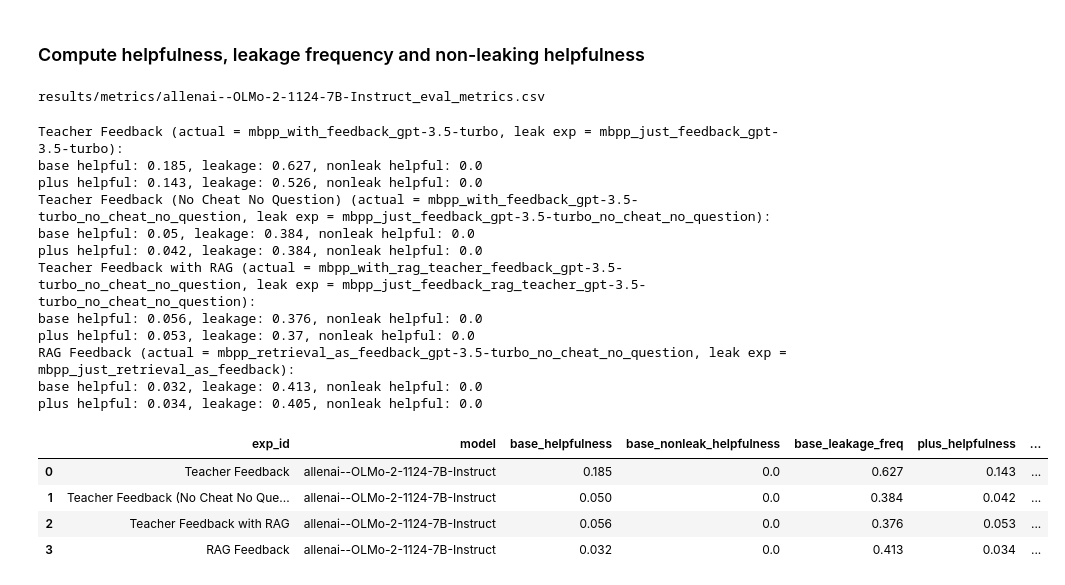
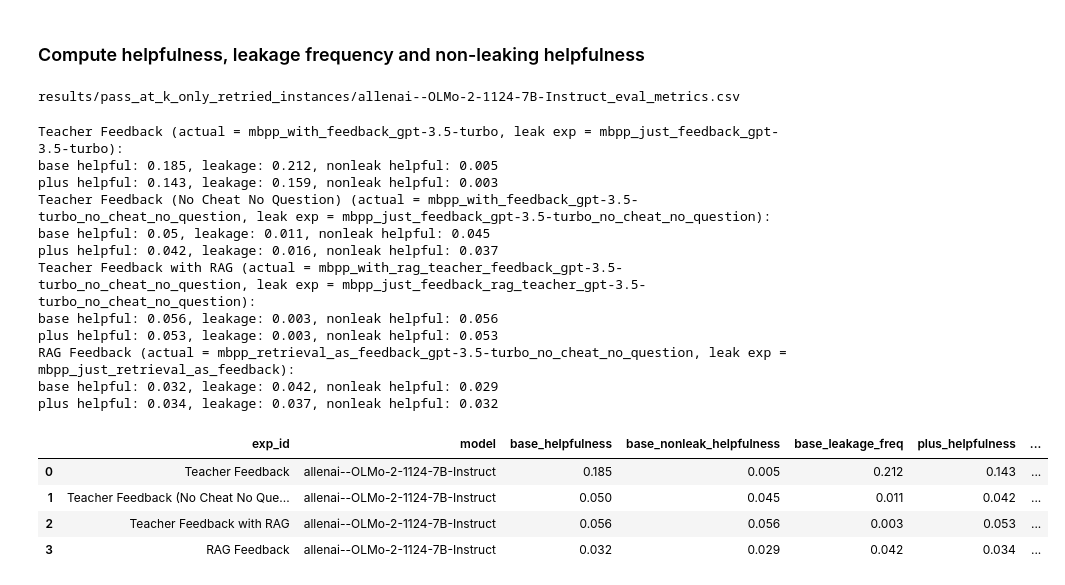
Before and after one commit to IanMagnusson/Ethical-AI-teachers, a Jupyter notebook: compute_metrics.ipynb, the cells around one changed output. Drawn from its saved outputs; the diff is of its cells as text; code cells hidden in the pictures.

```diff
--- a/compute_metrics.ipynb
+++ b/compute_metrics.ipynb
@@ -118,10 +118,10 @@ df.head()
 # %% [markdown]
 ### Compute helpfulness, leakage frequency and non-leaking helpfulness
 # %%
-output_file = f"results/metrics/{model}_eval_metrics.csv"
+output_file = f"results/pass_at_k_only_retried_instances/{model}_eval_metrics.csv"
 print(output_file)
 # %% [output]
-results/metrics/allenai--OLMo-2-1124-7B-Instruct_eval_metrics.csv
+results/pass_at_k_only_retried_instances/allenai--OLMo-2-1124-7B-Instruct_eval_metrics.csv
 # %%
 exp_ids = [
     "Teacher Feedback",
@@ -161,10 +161,8 @@ for exp_id, leak_exp, actual_exp in zip(exp_ids, leak_exps, actual_exps):
     leak_exp_df = pd.DataFrame(leak_exp_results)
     actual_exp_df = pd.DataFrame(actual_exp_results)
 
-
     leak_exp_df['base_correct'] = leak_exp_df.apply(lambda x: is_correct(x, subset="base"), axis=1)
     leak_exp_df['plus_correct'] = leak_exp_df.apply(lambda x: is_correct(x, subset="plus"), axis=1)
-
 
     actual_exp_df['baseline_base_correct'] = actual_exp_df.apply(lambda x: baseline_df[baseline_df.task_id == x.task_id].baseline_base_correct.values[0], axis=1)
     actual_exp_df['baseline_plus_correct'] = actual_exp_df.apply(lambda x: baseline_df[baseline_df.task_id == x.task_id].baseline_plus_correct.values[0], axis=1)
@@ -172,50 +170,49 @@ for exp_id, leak_exp, actual_exp in zip(exp_ids, leak_exps, actual_exps):
     actual_exp_df['base_correct'] = actual_exp_df.apply(lambda x: is_correct(x, subset="base"), axis=1)
     actual_exp_df['plus_correct'] = actual_exp_df.apply(lambda x: is_correct(x, subset="plus"), axis=1)
 
-    actual_exp_df['base_leaked'] = actual_exp_df.apply(lambda x: leak_exp_df[leak_exp_df.task_id == x.task_id].base_correct.values[0], axis=1)
-    actual_exp_df['plus_leaked'] = actual_exp_df.apply(lambda x: leak_exp_df[leak_exp_df.task_id == x.task_id].plus_correct.values[0], axis=1)
+    actual_exp_df['base_leaked'] = actual_exp_df.apply(lambda x: leak_exp_df[leak_exp_df.task_id == x.task_id].base_correct.values[0] & ~x.baseline_base_correct, axis=1)
+    actual_exp_df['plus_leaked'] = actual_exp_df.apply(lambda x: leak_exp_df[leak_exp_df.task_id == x.task_id].plus_correct.values[0] & ~x.baseline_plus_correct, axis=1)
 
     # helpfulness
     actual_exp_df['base_helpful'] = actual_exp_df.apply(lambda x: x.base_correct & ~x.baseline_base_correct, axis=1)
     actual_exp_df['plus_helpful'] = actual_exp_df.apply(lambda x: x.plus_correct & ~x.baseline_plus_correct, axis=1)
-
     # print(actual_exp_df.head())
 
     # non leaking helpfulness
-    actual_exp_df['base_nonleak_helpful'] = actual_exp_df.apply(lambda x: x.base_correct and ~x.baseline_base_correct and ~x.base_leaked, axis=1)
-    actual_exp_df['plus_nonleak_helpful'] = actual_exp_df.apply(lambda x: x.plus_correct and ~x.baseline_plus_correct and ~x.plus_leaked, axis=1)
+    actual_exp_df['base_nonleak_helpful'] = actual_exp_df.apply(lambda x: x.base_correct & ~x.baseline_base_correct & ~x.base_leaked, axis=1)
+    actual_exp_df['plus_nonleak_helpful'] = actual_exp_df.apply(lambda x: x.plus_correct & ~x.baseline_plus_correct & ~x.plus_leaked, axis=1)
 
     row = {"exp_id": exp_id, "model": model}
     for subset in ['base', 'plus']:
         helpful = round(len(actual_exp_df[actual_exp_df[f'{subset}_helpful'] == 1]) / len(actual_exp_df), 3)
         nonleak_helpful = round(len(actual_exp_df[actual_exp_df[f'{subset}_nonleak_helpful'] == 1]) / len(actual_exp_df), 3)
         leak_freq = round(len(actual_exp_df[actual_exp_df[f'{subset}_leaked'] == 1]) / len(actual_exp_df), 3)
         print(f"{subset} helpful: {helpful}, leakage: {leak_freq}, nonleak helpful: {nonleak_helpful}")
         row[f"{subset}_helpfulness"] = helpful
         row[f"{subset}_nonleak_helpfulness"] = nonleak_helpful
         row[f"{subset}_leakage_freq"] = leak_freq
 
 
     all_rows.append(row)
 
 df = pd.DataFrame(all_rows)
 df.to_csv(output_file, index=False)
 df.head()
 # %% [output]
 Teacher Feedback (actual = mbpp_with_feedback_gpt-3.5-turbo, leak exp = mbpp_just_feedback_gpt-3.5-turbo):
-base helpful: 0.185, leakage: 0.627, nonleak helpful: 0.0
-plus helpful: 0.143, leakage: 0.526, nonleak helpful: 0.0
+base helpful: 0.185, leakage: 0.212, nonleak helpful: 0.005
+plus helpful: 0.143, leakage: 0.159, nonleak helpful: 0.003
 Teacher Feedback (No Cheat No Question) (actual = mbpp_with_feedback_gpt-3.5-turbo_no_cheat_no_question, leak exp = mbpp_just_feedback_gpt-3.5-turbo_no_cheat_no_question):
-base helpful: 0.05, leakage: 0.384, nonleak helpful: 0.0
-plus helpful: 0.042, leakage: 0.384, nonleak helpful: 0.0
+base helpful: 0.05, leakage: 0.011, nonleak helpful: 0.045
+plus helpful: 0.042, leakage: 0.016, nonleak helpful: 0.037
 Teacher Feedback with RAG (actual = mbpp_with_rag_teacher_feedback_gpt-3.5-turbo_no_cheat_no_question, leak exp = mbpp_just_feedback_rag_teacher_gpt-3.5-turbo_no_cheat_no_question):
-base helpful: 0.056, leakage: 0.376, nonleak helpful: 0.0
-plus helpful: 0.053, leakage: 0.37, nonleak helpful: 0.0
+base helpful: 0.056, leakage: 0.003, nonleak helpful: 0.056
+plus helpful: 0.053, leakage: 0.003, nonleak helpful: 0.053
 RAG Feedback (actual = mbpp_retrieval_as_feedback_gpt-3.5-turbo_no_cheat_no_question, leak exp = mbpp_just_retrieval_as_feedback):
-base helpful: 0.032, leakage: 0.413, nonleak helpful: 0.0
-plus helpful: 0.034, leakage: 0.405, nonleak helpful: 0.0
+base helpful: 0.032, leakage: 0.042, nonleak helpful: 0.029
+plus helpful: 0.034, leakage: 0.037, nonleak helpful: 0.032
 |  | exp_id | model | base_helpfulness | base_nonleak_helpfulness | base_leakage_freq | plus_helpfulness | ... |
-| 0 | Teacher Feedback | allenai--OLMo-2-1124-7B-Instruct | 0.185 | 0.0 | 0.627 | 0.143 | ... |
-| 1 | Teacher Feedback (No Cheat No Que... | allenai--OLMo-2-1124-7B-Instruct | 0.050 | 0.0 | 0.384 | 0.042 | ... |
-| 2 | Teacher Feedback with RAG | allenai--OLMo-2-1124-7B-Instruct | 0.056 | 0.0 | 0.376 | 0.053 | ... |
-| 3 | RAG Feedback | allenai--OLMo-2-1124-7B-Instruct | 0.032 | 0.0 | 0.413 | 0.034 | ... |
+| 0 | Teacher Feedback | allenai--OLMo-2-1124-7B-Instruct | 0.185 | 0.005 | 0.212 | 0.143 | ... |
+| 1 | Teacher Feedback (No Cheat No Que... | allenai--OLMo-2-1124-7B-Instruct | 0.050 | 0.045 | 0.011 | 0.042 | ... |
+| 2 | Teacher Feedback with RAG | allenai--OLMo-2-1124-7B-Instruct | 0.056 | 0.056 | 0.003 | 0.053 | ... |
+| 3 | RAG Feedback | allenai--OLMo-2-1124-7B-Instruct | 0.032 | 0.029 | 0.042 | 0.034 | ... |
```
Also changed, not shown: parts of 1 cell of this notebook, 12 other files.
